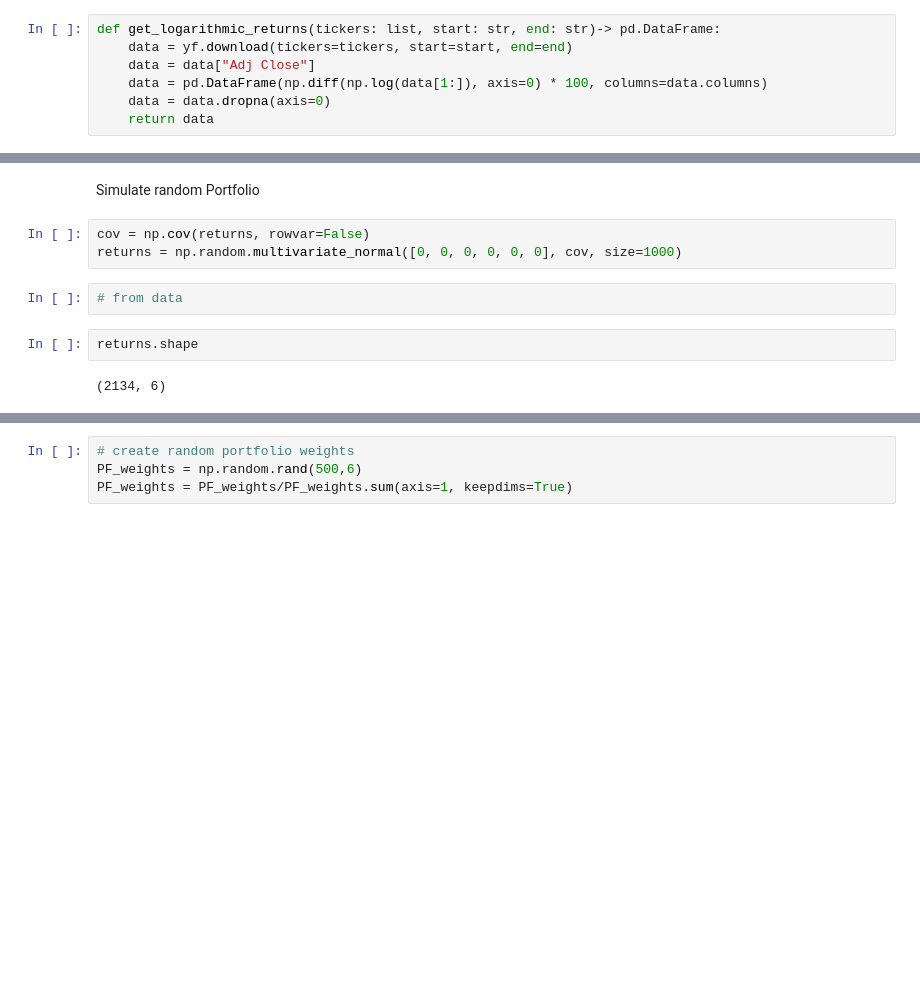
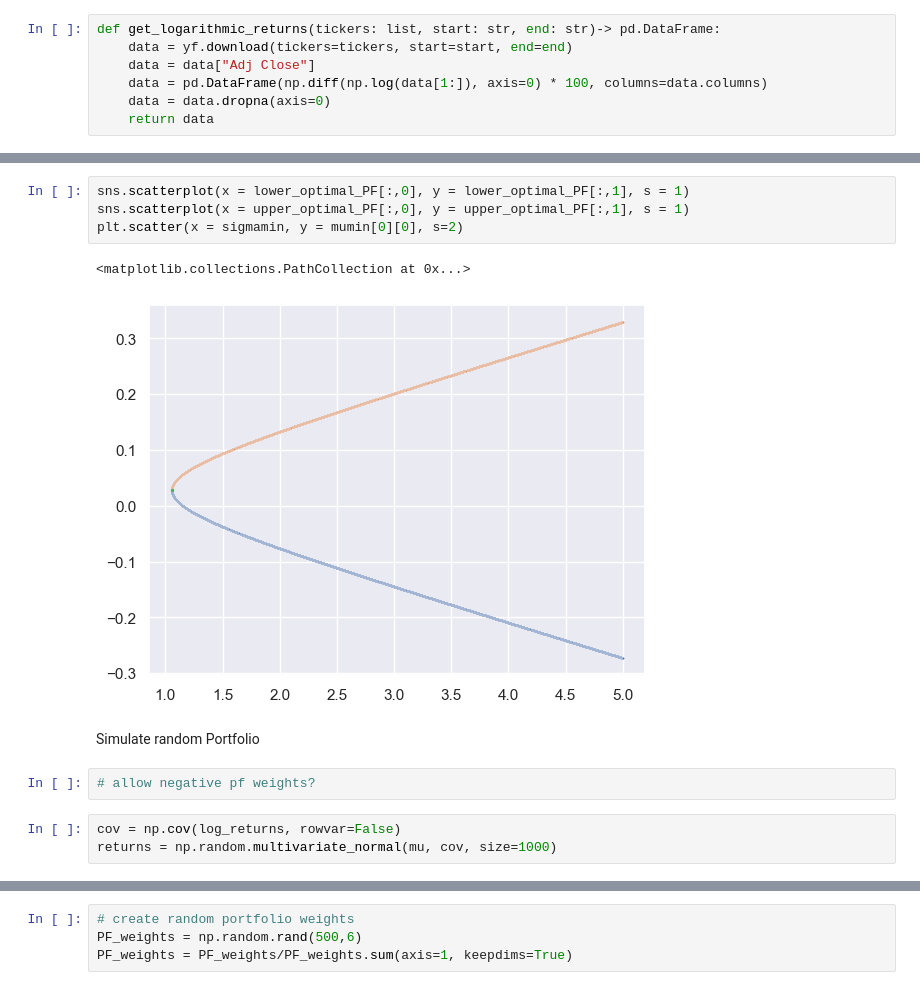
Before and after one commit to memlein/Markowitz-portfolio, a Jupyter notebook: portfolio.ipynb, the cells around one changed output, grey strips where cells are left out. Saved outputs shown, nothing was run; the diff lists cells and outputs as text; blank space fills up the shorter version.

```diff
--- a/portfolio.ipynb
+++ b/portfolio.ipynb
@@ -18,11 +72,14 @@ returns = get_logarithmic_returns(tickers=["AAPL", "GOOG", "BAS.DE", "BMW.DE", "
+# %%
+sns.scatterplot(x = lower_optimal_PF[:,0], y = lower_optimal_PF[:,1], s = 1)
+sns.scatterplot(x = upper_optimal_PF[:,0], y = upper_optimal_PF[:,1], s = 1)
+plt.scatter(x = sigmamin, y = mumin[0][0], s=2)
+# %% [output]
+<matplotlib.collections.PathCollection at 0x...>
+[figure, added]
 # %% [markdown]
 Simulate random Portfolio
+# %%
+# allow negative pf weights?
 # %%
-cov = np.cov(returns, rowvar=False)
-returns = np.random.multivariate_normal([0, 0, 0, 0, 0, 0], cov, size=1000)
+cov = np.cov(log_returns, rowvar=False)
+returns = np.random.multivariate_normal(mu, cov, size=1000)
-# %%
-# from data
-# %%
-returns.shape
-# %% [output]
-(2134, 6)
```
Also changed, not shown: parts of 28 cells of this notebook.
